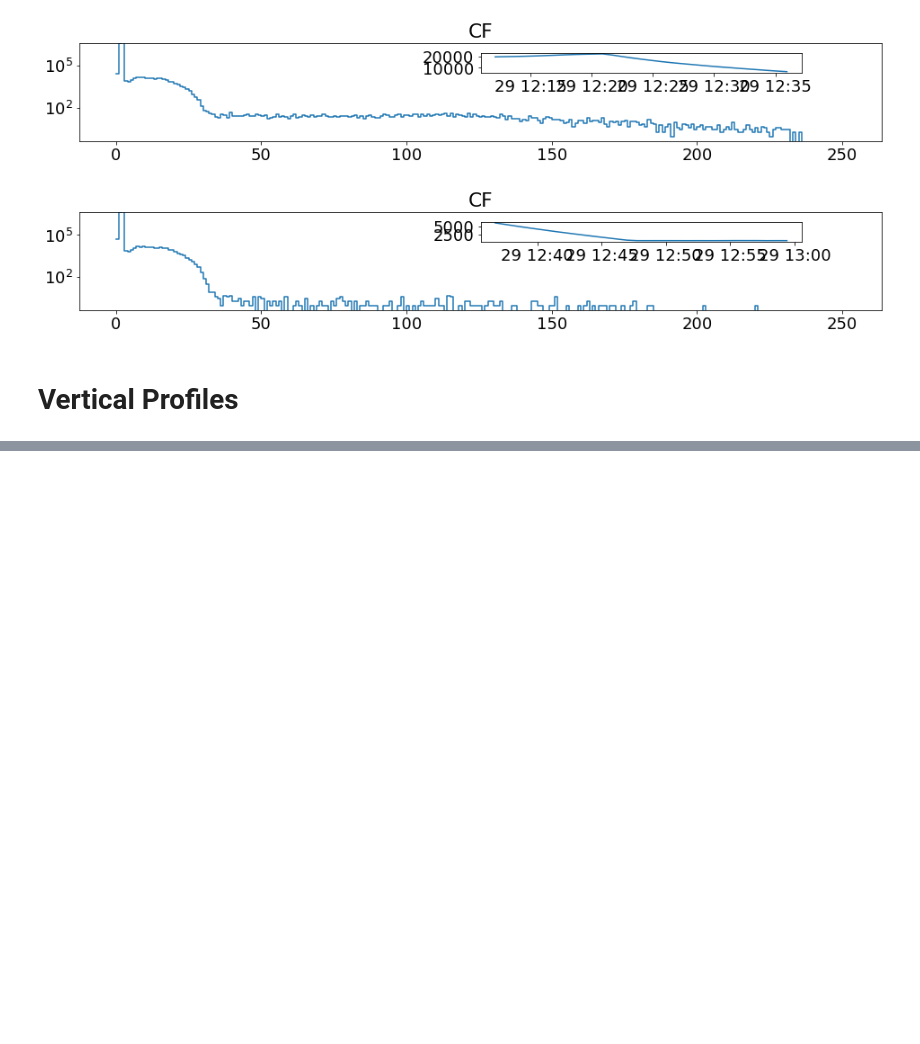
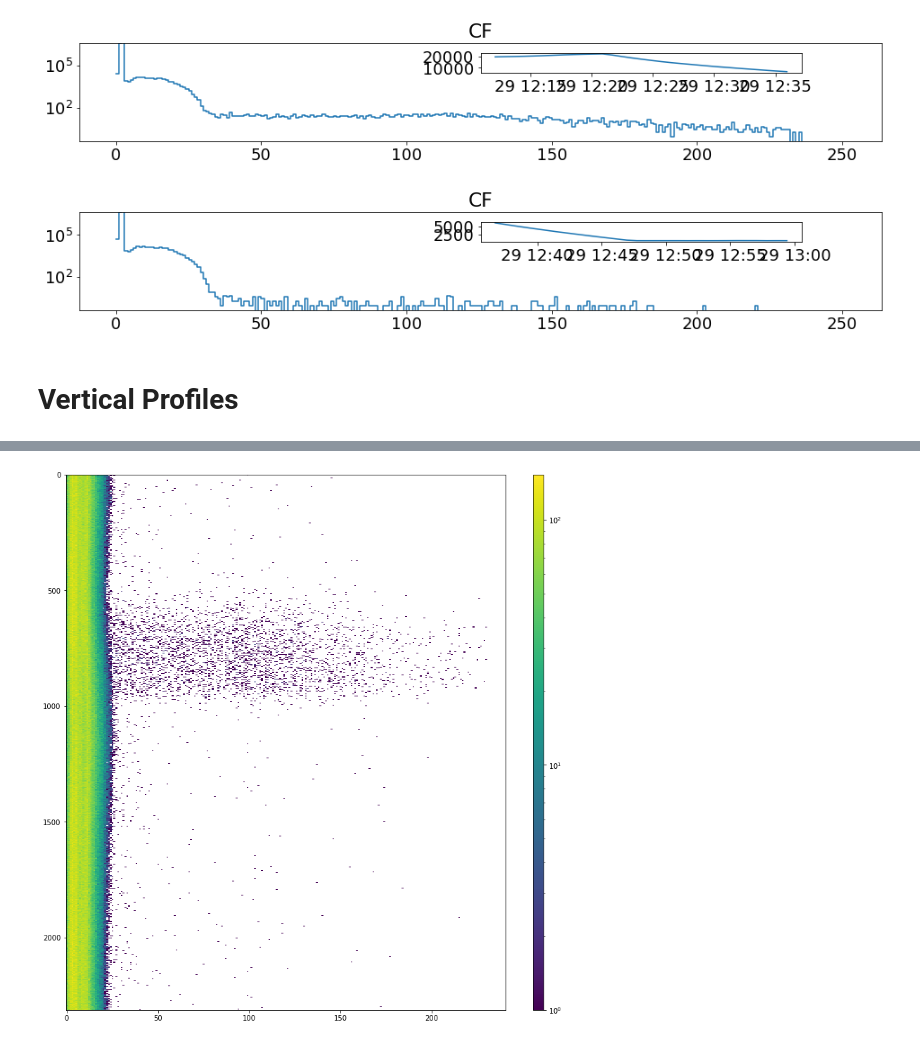
Before and after one commit to ODZ-UJF-AV-CR/FIK-5, a Jupyter notebook: notebooks/Flight.ipynb, the cells around one changed output, grey strips where cells are left out. Saved outputs shown, nothing was run; the diff lists cells and outputs as text; code cells hidden in the pictures; blank space fills up the shorter version.

```diff
--- a/notebooks/Flight.ipynb
+++ b/notebooks/Flight.ipynb
@@ -356,0 +369,27 @@ None
+# %%
+logs_dir = '/storage/experiments/2019/11_fik5_balon/flight'
+
+gm_logs, cf_logs, ff_logs = [
+    DATALOG.split_runs(path.join(logs_dir, devid, 'DATALOG.TXT'))
+    for devid in ['GM', 'CF', 'FF']
+]
+# %%
+# c_all is pandas frame, c_all['Bins'] contains logged spectra, each spectrum being an ordinary python list
+c_all = cf_logs[0].candy
+
+# select time range of interest
+ta = pd.Timestamp('2019-11-29T11:00', tz='UTC')
+tb = pd.Timestamp('2019-11-29T13:00', tz='UTC')
+c = c_all
+#c = c_all[(c_all.index > ta) & (c_all.index < tb)]
+
+# export spectra into a numpy array
+spectra = np.array(list(c['Bins']))
+
+plt.figure(figsize=(14, 14))
+#plt.imshow(np.log(spectra), aspect='auto')
+plt.imshow((spectra[:,4:245]), aspect='auto', norm=LogNorm())
+plt.colorbar(aspect=50)
+None
+# %% [output]
+[figure, added]
```
Also changed, not shown: parts of 4 cells of this notebook.
